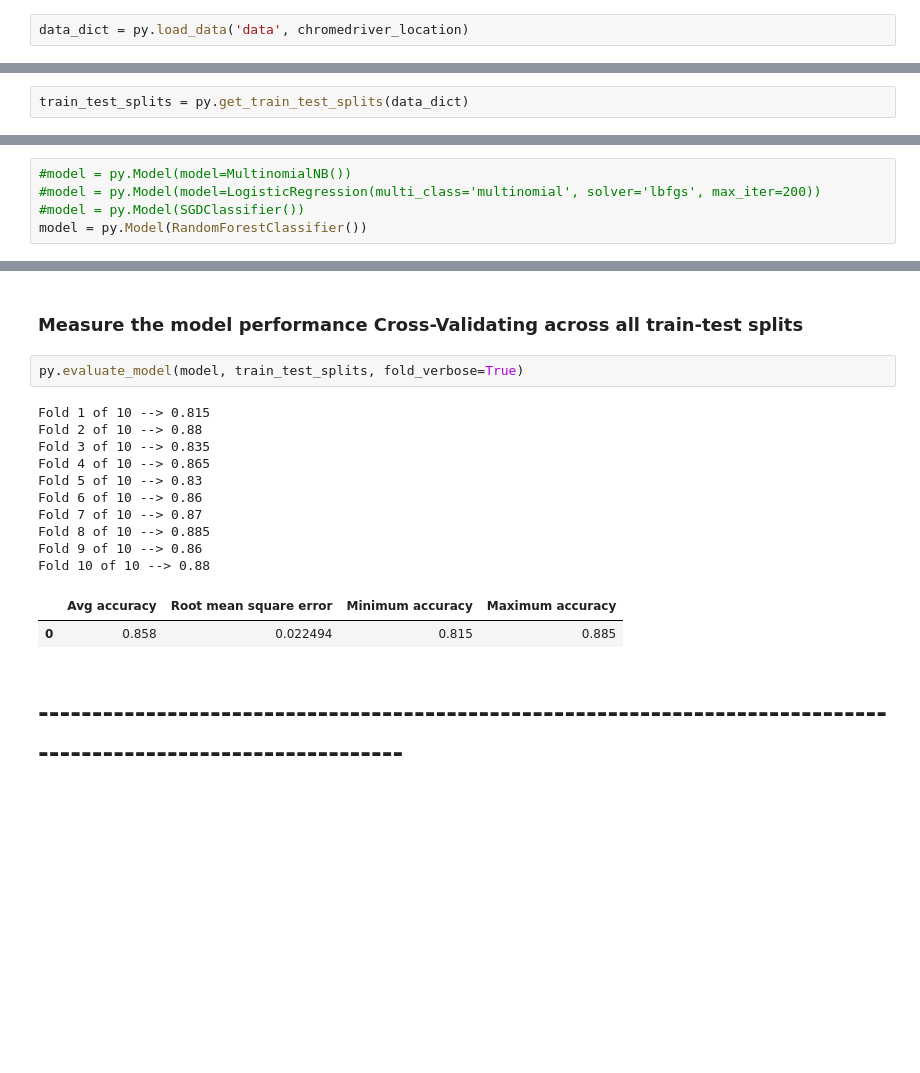
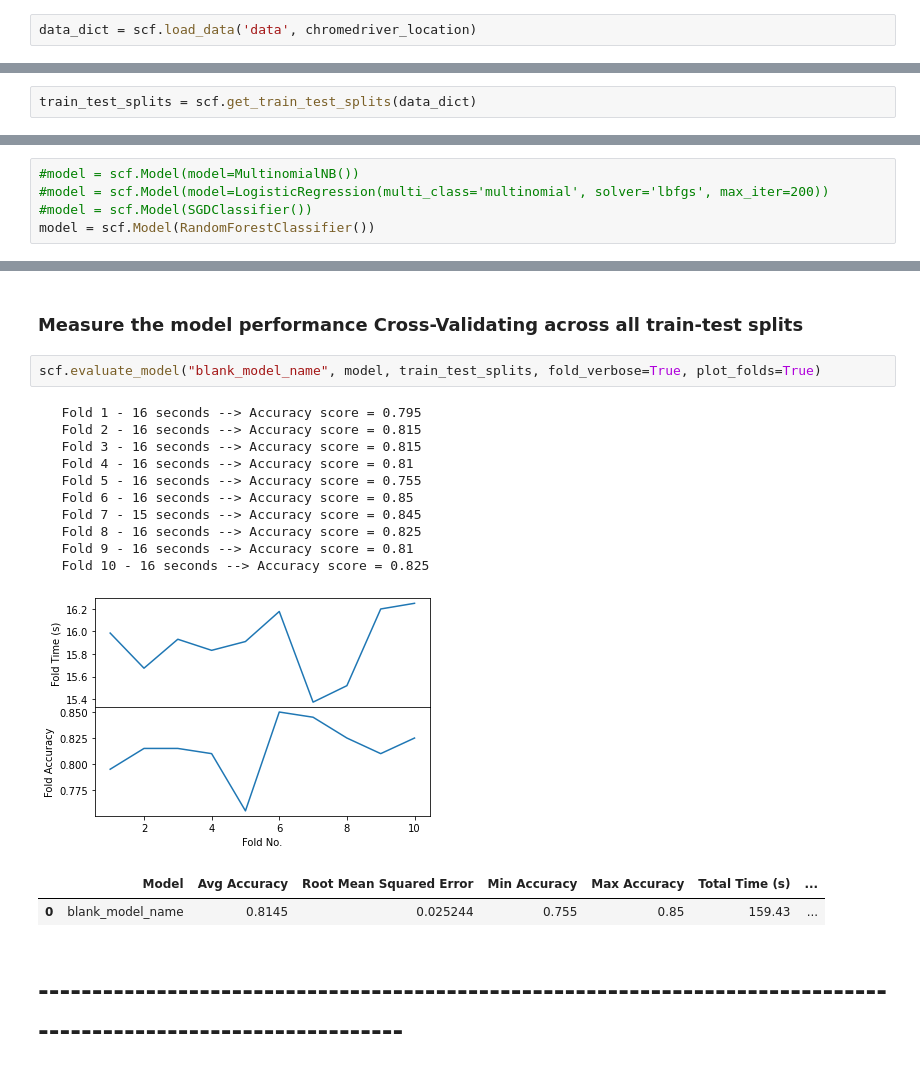
Before and after one commit to Crone1/Movie-Review-Sentiment-Classification-Using-Sklearn, a Jupyter notebook: movie_sentiment_classification.ipynb, the cells around one changed output, grey strips where cells are left out. Saved outputs shown, nothing was run; the diff lists cells and outputs as text; blank space fills up the shorter version.

```diff
--- a/movie_sentiment_classification.ipynb
+++ b/movie_sentiment_classification.ipynb
@@ -41,7 +41,7 @@ chromedriver_location = 'C:\\Program Files (x86)\\Google\\Chrome\\Application\\c
 # %% [markdown]
 # Load in the data
 # %%
-data_dict = py.load_data('data', chromedriver_location)
+data_dict = scf.load_data('data', chromedriver_location)
 # %% [markdown]
 ### Preview the documents in the data
 # %%
@@ -83,7 +83,7 @@ for label in ['pos', 'neg']:
 # %% [markdown]
 # Create training-test splits for Cross-Validation
 # %%
-train_test_splits = py.get_train_test_splits(data_dict)
+train_test_splits = scf.get_train_test_splits(data_dict)
 # %% [markdown]
 ### Show the splits
 # %%
@@ -111,10 +111,10 @@ num_docs_in_split.reset_index(drop=True)
 # %% [markdown]
 # Define the Naive Bayes model
 # %%
-#model = py.Model(model=MultinomialNB())
-#model = py.Model(model=LogisticRegression(multi_class='multinomial', solver='lbfgs', max_iter=200))
-#model = py.Model(SGDClassifier())
-model = py.Model(RandomForestClassifier())
+#model = scf.Model(model=MultinomialNB())
+#model = scf.Model(model=LogisticRegression(multi_class='multinomial', solver='lbfgs', max_iter=200))
+#model = scf.Model(SGDClassifier())
+model = scf.Model(RandomForestClassifier())
 # %% [markdown]
 ### Measure the model performance using one train-test split
 # %%
@@ -140,20 +140,21 @@ Confusion_matrix:
 # %% [markdown]
 ### Measure the model performance Cross-Validating across all train-test splits
 # %%
-py.evaluate_model(model, train_test_splits, fold_verbose=True)
+scf.evaluate_model("blank_model_name", model, train_test_splits, fold_verbose=True, plot_folds=True)
 # %% [output]
-Fold 1 of 10 --> 0.815
-Fold 2 of 10 --> 0.88
-Fold 3 of 10 --> 0.835
-Fold 4 of 10 --> 0.865
-Fold 5 of 10 --> 0.83
-Fold 6 of 10 --> 0.86
-Fold 7 of 10 --> 0.87
-Fold 8 of 10 --> 0.885
-Fold 9 of 10 --> 0.86
-Fold 10 of 10 --> 0.88
+   Fold 1 - 16 seconds --> Accuracy score = 0.795
+   Fold 2 - 16 seconds --> Accuracy score = 0.815
+   Fold 3 - 16 seconds --> Accuracy score = 0.815
+   Fold 4 - 16 seconds --> Accuracy score = 0.81
+   Fold 5 - 16 seconds --> Accuracy score = 0.755
+   Fold 6 - 16 seconds --> Accuracy score = 0.85
+   Fold 7 - 15 seconds --> Accuracy score = 0.845
+   Fold 8 - 16 seconds --> Accuracy score = 0.825
+   Fold 9 - 16 seconds --> Accuracy score = 0.81
+   Fold 10 - 16 seconds --> Accuracy score = 0.825
+[figure, added]
-|  | Avg accuracy | Root mean square error | Minimum accuracy | Maximum accuracy |
-| 0 | 0.858 | 0.022494 | 0.815 | 0.885 |
+|  | Model | Avg Accuracy | Root Mean Squared Error | Min Accuracy | Max Accuracy | Total Time (s) | ... |
+| 0 | blank_model_name | 0.8145 | 0.025244 | 0.755 | 0.85 | 159.43 | ... |
 # %% [markdown]
 # -----------------------------------------------------------------------------------------------------------------
 # %% [markdown]
```
Also changed, not shown: parts of 5 cells of this notebook, 1 other file.
